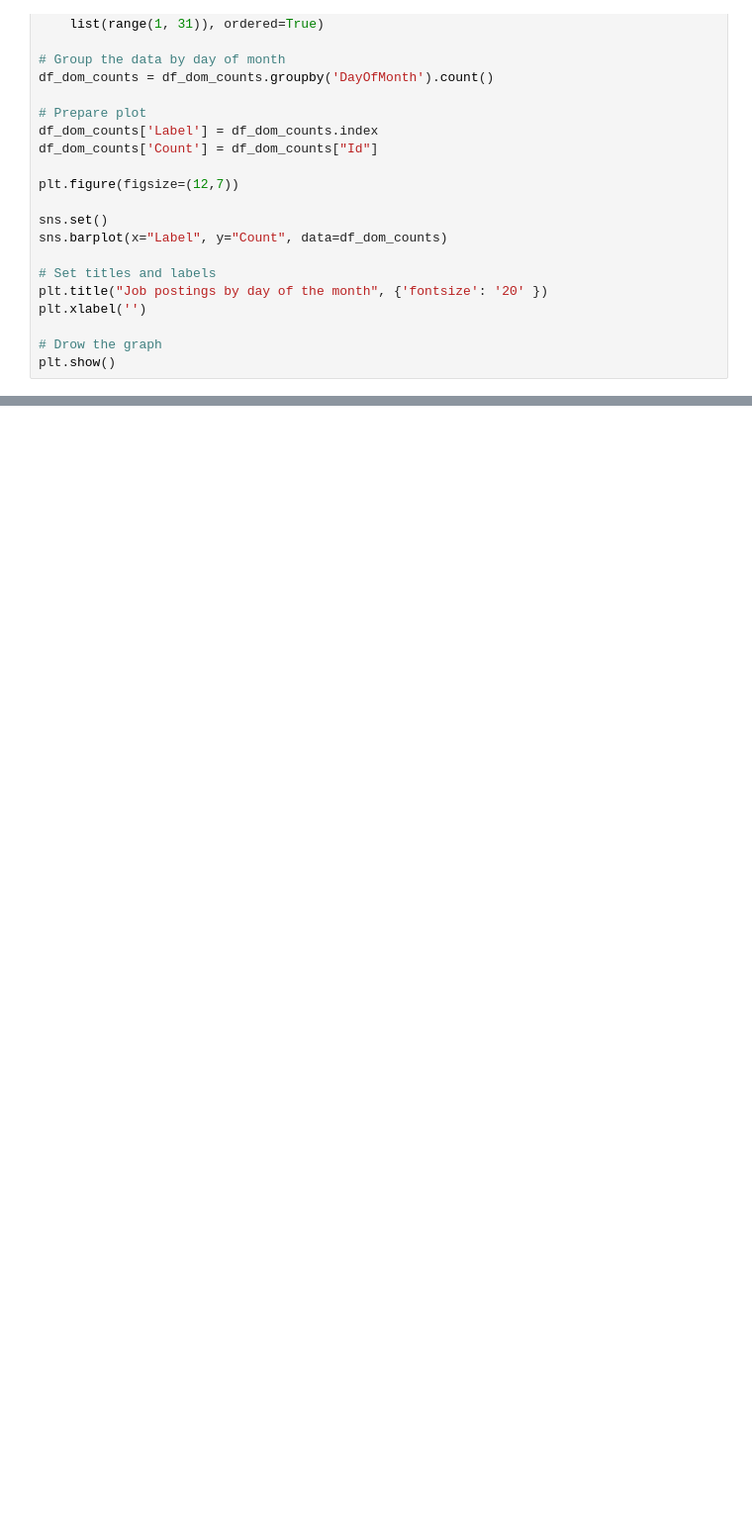
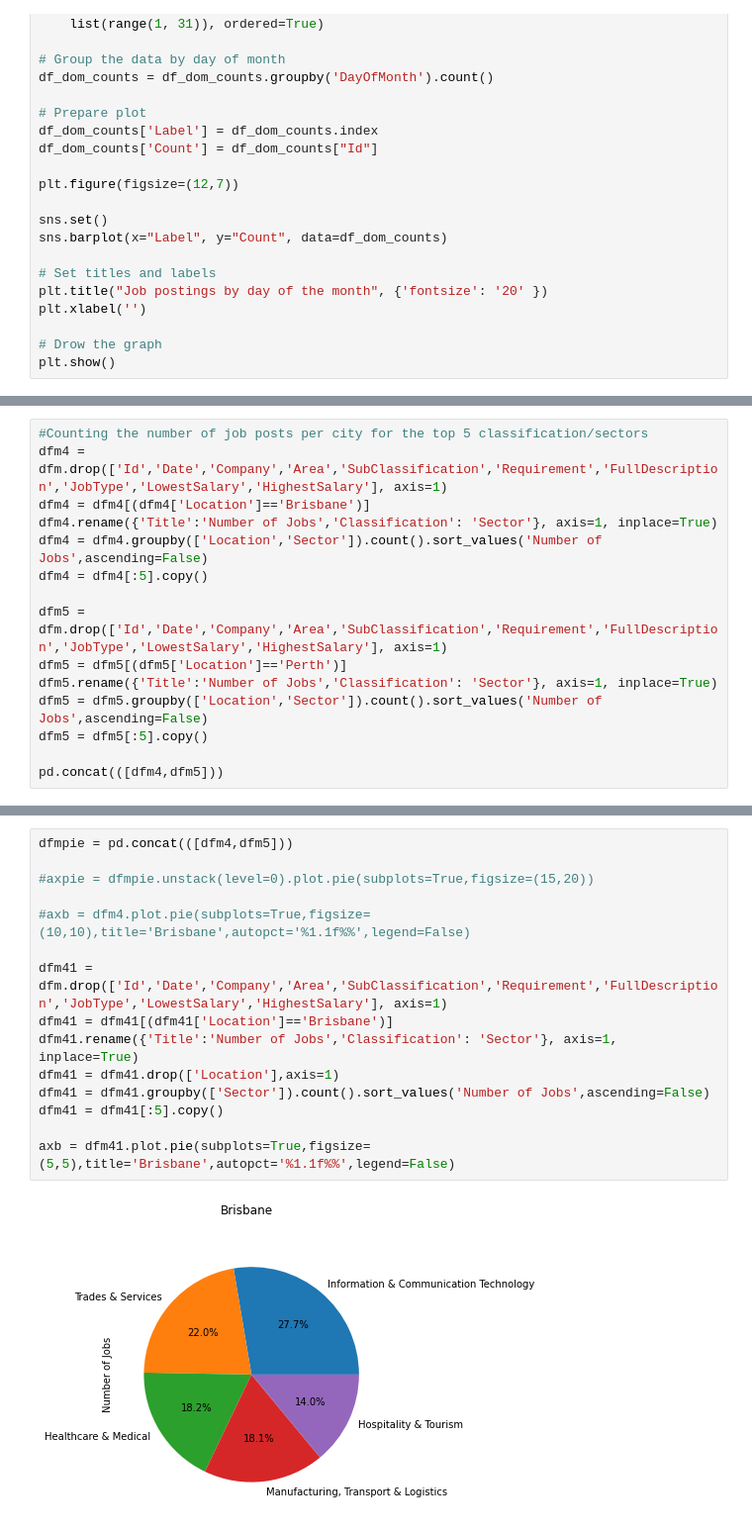
Before and after one commit to muriloOliveira7/7030ICTAssignmentPart2, a Jupyter notebook: job_market.ipynb, the cells around one changed output, grey strips where cells are left out. Shown: that part at 99% size. Saved outputs shown, nothing was run; the diff lists cells and outputs as text; blank space fills up the shorter version.

```diff
--- a/job_market.ipynb
+++ b/job_market.ipynb
@@ -137,0 +204,15 @@ plt.title("Job postings over time by city", {'fontsize': '20' })
+# %%
+#Counting the number of job posts per city for the top 5 classification/sectors
+dfm4 = dfm.drop(['Id','Date','Company','Area','SubClassification','Requirement','FullDescription','JobType','LowestSalary','HighestSalary'], axis=1)
+dfm4 = dfm4[(dfm4['Location']=='Brisbane')]
+dfm4.rename({'Title':'Number of Jobs','Classification': 'Sector'}, axis=1, inplace=True)
+dfm4 = dfm4.groupby(['Location','Sector']).count().sort_values('Number of Jobs',ascending=False)
+dfm4 = dfm4[:5].copy()
+
+dfm5 = dfm.drop(['Id','Date','Company','Area','SubClassification','Requirement','FullDescription','JobType','LowestSalary','HighestSalary'], axis=1)
+dfm5 = dfm5[(dfm5['Location']=='Perth')]
+dfm5.rename({'Title':'Number of Jobs','Classification': 'Sector'}, axis=1, inplace=True)
+dfm5 = dfm5.groupby(['Location','Sector']).count().sort_values('Number of Jobs',ascending=False)
+dfm5 = dfm5[:5].copy()
+
+pd.concat(([dfm4,dfm5]))
@@ -137,0 +232,17 @@ plt.title("Job postings over time by city", {'fontsize': '20' })
+# %%
+dfmpie = pd.concat(([dfm4,dfm5]))
+
+#axpie = dfmpie.unstack(level=0).plot.pie(subplots=True,figsize=(15,20))
+
+#axb = dfm4.plot.pie(subplots=True,figsize=(10,10),title='Brisbane',autopct='%1.1f%%',legend=False)
+
+dfm41 = dfm.drop(['Id','Date','Company','Area','SubClassification','Requirement','FullDescription','JobType','LowestSalary','HighestSalary'], axis=1)
+dfm41 = dfm41[(dfm41['Location']=='Brisbane')]
+dfm41.rename({'Title':'Number of Jobs','Classification': 'Sector'}, axis=1, inplace=True)
+dfm41 = dfm41.drop(['Location'],axis=1)
+dfm41 = dfm41.groupby(['Sector']).count().sort_values('Number of Jobs',ascending=False)
+dfm41 = dfm41[:5].copy()
+
+axb = dfm41.plot.pie(subplots=True,figsize=(5,5),title='Brisbane',autopct='%1.1f%%',legend=False)
+# %% [output]
+[figure, added]
```
Also changed, not shown: parts of 11 cells of this notebook.
